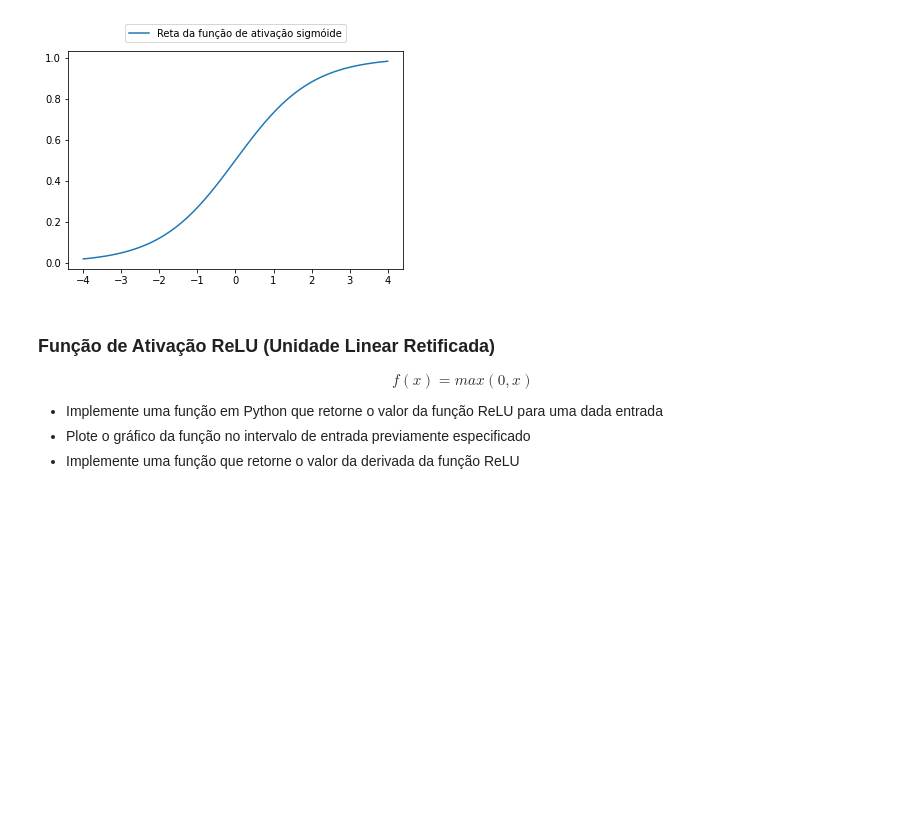
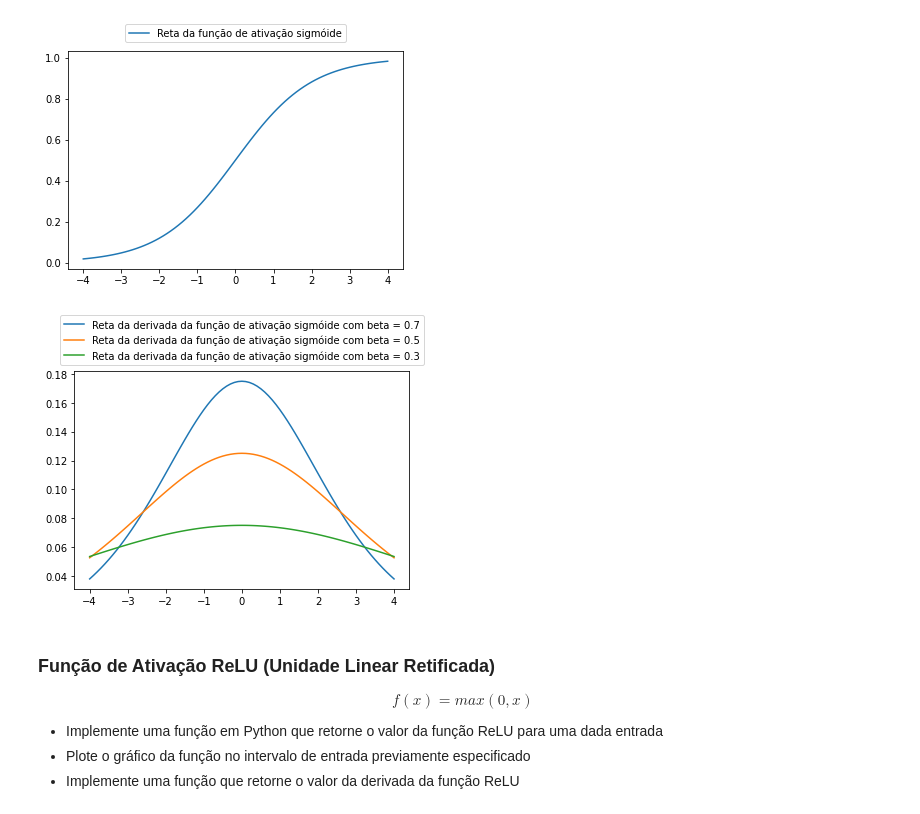
Before and after one commit to IanAlves21/Funcoes-de-Ativacao-RNA, a Jupyter notebook: Funções_de_Ativação.ipynb, the cells around one changed output. Cells and saved outputs as stored; diff of their text form; code cells hidden in the pictures; blank space fills up the shorter version.

```diff
--- a/Funções_de_Ativação.ipynb
+++ b/Funções_de_Ativação.ipynb
@@ -80,6 +80,27 @@ plt.legend(loc="upper center", bbox_to_anchor=(0.5, 1.15))
 # %% [output]
 <matplotlib.legend.Legend at 0x...>
 [figure]
+# %%
+# Definição da derivada da funcao de ativação sigmoide
+
+def derivada_sigmoide(x, beta):
+  beta = beta
+  num = beta * math.exp(beta*x)
+  den = pow((math.exp(beta*x) + 1.0) ,2)
+  ans = num/den
+  return ans
+# %%
+# Plot do grafico da funcao sigmóide para intervalo predefinido
+beta = [0.7, 0.5, 0.3]
+eixo_y = np.zeros(len(eixo_x))
+for b in beta:
+  for i in range(len(eixo_x)):
+    eixo_y[i] = derivada_sigmoide(eixo_x[i], b)
+
+  plt.plot(eixo_x, eixo_y, label = "Reta da derivada da função de ativação sigmóide com beta = {}".format(b))
+  plt.legend(loc="upper center", bbox_to_anchor=(0.5, 1.28))
+# %% [output]
+[figure, added]
 # %% [markdown]
 ### Função de Ativação ReLU (Unidade Linear Retificada)
 
```
